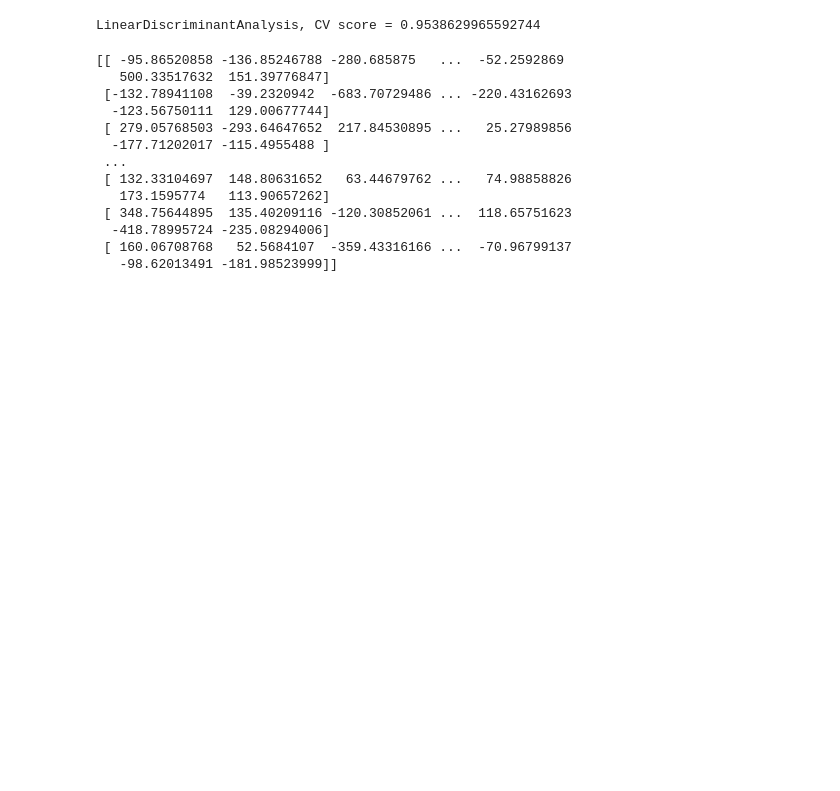
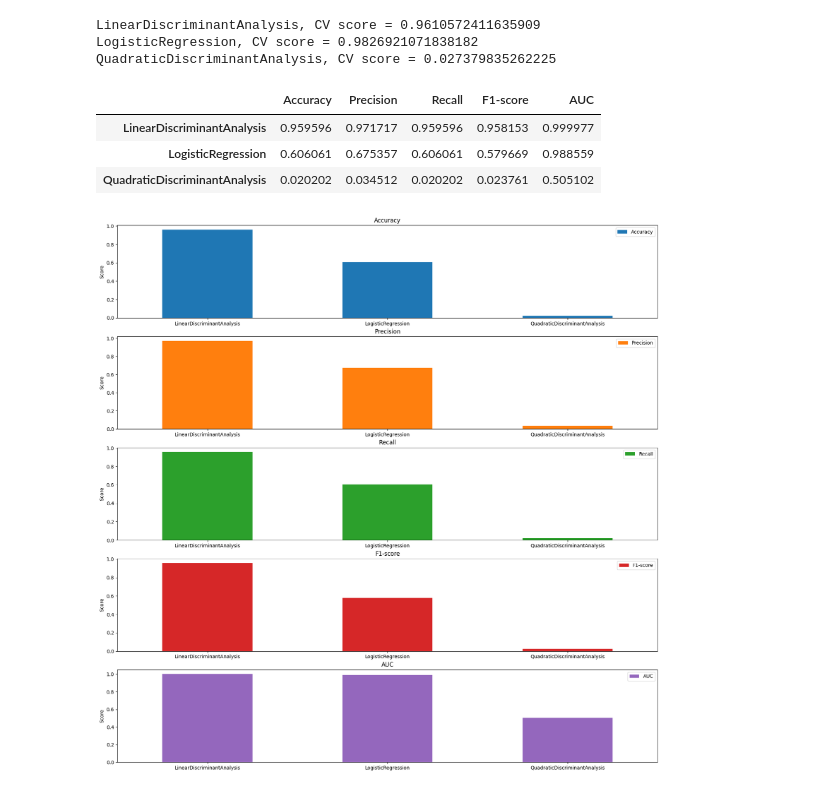
Before and after one commit to chaimae2000/Project-IFT712, a Jupyter notebook: project.ipynb, the cells around one changed output. Drawn from its saved outputs; the diff is of its cells as text; code cells hidden in the pictures; blank space fills up the shorter version.

```diff
--- a/project.ipynb
+++ b/project.ipynb
@@ -10,30 +10,38 @@ labels = hD.encodeLabels(df, "species")
 dfTrain, dfTest = hD.splitData(df, 0.7, "species")
-# %%
-L = [
-    {
-        "name": "LinearDiscriminantAnalysis",
-        "fitStrategy": {"option": 1, "config": {"scoring": "accuracy"}},
-    }
-]
-
-hC = handleClassifier(L)
-hC.fitClassifiers(dfTrain)
-# %% [output]
-LinearDiscriminantAnalysis, CV score = 0.9538629965592744
-# %%
-listClassifiers = hC.getClassifiers()
-print(listClassifiers[0].coef_)
-# %% [output]
-[[ -95.86520858 -136.85246788 -280.685875   ...  -52.2592869
-   500.33517632  151.39776847]
- [-132.78941108  -39.2320942  -683.70729486 ... -220.43162693
-  -123.56750111  129.00677744]
- [ 279.05768503 -293.64647652  217.84530895 ...   25.27989856
-  -177.71202017 -115.4955488 ]
- ...
- [ 132.33104697  148.80631652   63.44679762 ...   74.98858826
-   173.1595774   113.90657262]
- [ 348.75644895  135.40209116 -120.30852061 ...  118.65751623
-  -418.78995724 -235.08294006]
- [ 160.06708768   52.5684107  -359.43316166 ...  -70.96799137
-   -98.62013491 -181.98523999]]
+# %%
+
+classifierList = [
+    {
+        "name": "LinearDiscriminantAnalysis",
+        "fitStrategy": {"option": 1, "config": {"scoring": "accuracy"}},
+    },
+    {
+        "name": "QuadraticDiscriminantAnalysis",
+        "fitStrategy": {"option": 1, "config": {"scoring": "accuracy"}},
+    },
+    # {
+    #     "name": "RandomForestClassifier",
+    #      "fitStrategy": {"option": 2, "config": {"param_grid" : {'min_samples_leaf':list(range(1,5)),
+    #                                              'min_samples_split':list(range(2,10,2)),
+    #                                              'n_estimators':list(range(10,50,10)),
+    #                                              'max_depth':list(range(1,5))},
+    #                                              "n_jobs" : -1, "scoring": "accuracy"}},
+    # }
+]
+
+hC = handleClassifier()
+classifierList  = hC.fitClassifiers(dfTrain, classifierList)
+# %% [output]
+LinearDiscriminantAnalysis, CV score = 0.9610572411635909
+LogisticRegression, CV score = 0.9826921071838182
+QuadraticDiscriminantAnalysis, CV score = 0.027379835262225
+# %%
+hR = handleResult()
+hR.predictionResult(dfTest, classifierList)
+hR.plotBarChart()
+# %% [output]
+|  | Accuracy | Precision | Recall | F1-score | AUC |
+| LinearDiscriminantAnalysis | 0.959596 | 0.971717 | 0.959596 | 0.958153 | 0.999977 |
+| LogisticRegression | 0.606061 | 0.675357 | 0.606061 | 0.579669 | 0.988559 |
+| QuadraticDiscriminantAnalysis | 0.020202 | 0.034512 | 0.020202 | 0.023761 | 0.505102 |
+[figure, added]
```
Also changed, not shown: parts of 2 cells of this notebook, 3 other files.
